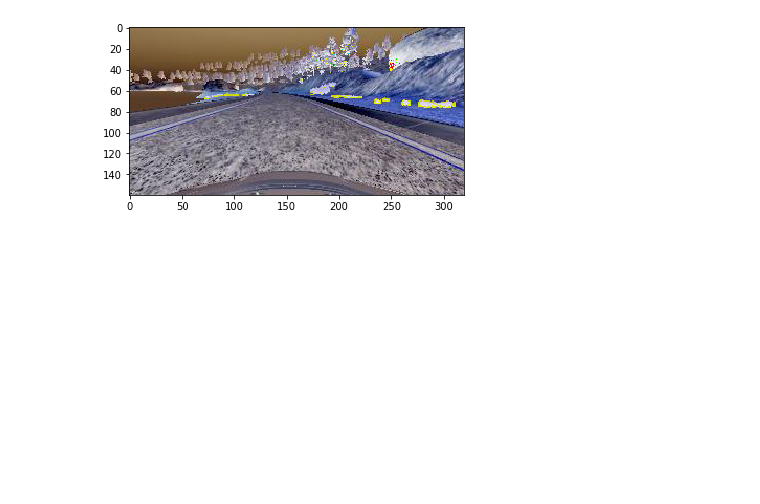
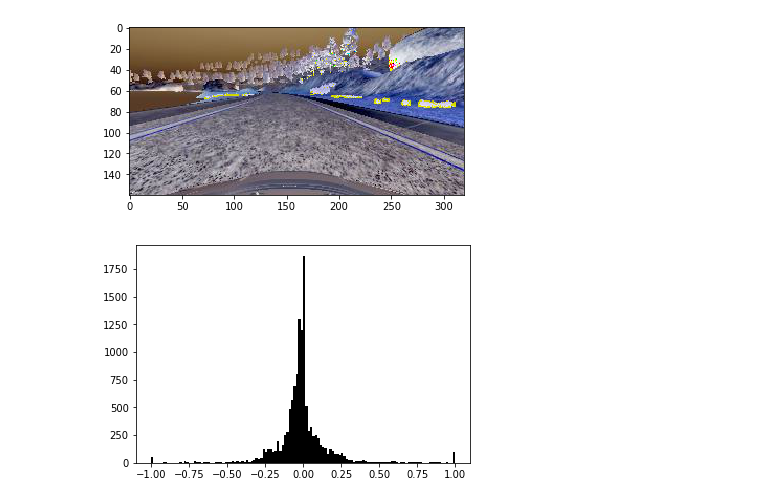
Before and after one commit to grodowski/CarND-Behavioral-Cloning-P3, a Jupyter notebook: Behavioral Cloning - Build and train the model.ipynb, the cells around one changed output. Cells and saved outputs as stored; diff of their text form; code cells hidden in the pictures; blank space fills up the shorter version.

```diff
--- a/Behavioral Cloning - Build and train the model.ipynb
+++ b/Behavioral Cloning - Build and train the model.ipynb
@@ -17,32 +17,27 @@ plt.show()
 # %% [output]
 [figure]
 # %%
-# Part 2: load data for X and y
+# load data for X and y
 with open('data/driving_log.csv') as f_csv:
     telemetry = [l for l in csv.reader(f_csv)]
 
-telemetry = telemetry[1:]
+# drop csv headers that may exist
+telemetry = np.array(telemetry[1:])
 
 center_im_idx =      0
+left_im_idx =        1
+right_im_idx =       2
 steering_angle_idx = 3
-
-train_samples, validation_samples = train_test_split(telemetry, test_size=0.2)
 
 def read_image_rgb(impath):
     _, filename = path.split(impath)
     tmp = cv2.imread('data/IMG/{}'.format(filename))
     tmp = cv2.cvtColor(tmp, cv2.COLOR_BGR2RGB)
     return np.array(tmp)
-
-def generator(samples, batch_size=32):
-    nb_samples = len(samples)
-    while 1:
-        samples = shuffle(samples)
-        for offset in range(0, nb_samples, batch_size):
-            batch = samples[offset:offset+batch_size]
-            batch_x_tmp = []
-            batch_y_tmp = []
-            for sample in batch:
-                batch_x_tmp.append(read_image_rgb(sample[center_im_idx]))
-                batch_y_tmp.append(sample[steering_angle_idx])
-            yield (np.array(batch_x_tmp, dtype=np.float32), np.array(batch_y_tmp, dtype=np.float32))
+# %%
+# plot a distribution of steering angles
+y_all = telemetry[:,steering_angle_idx].astype(np.float32)
+plt.hist(y_all, bins=128, color=(0,0,0))
+plt.show()
+# %% [output]
+[figure, added]
```
Also changed, not shown: parts of 8 cells of this notebook.
